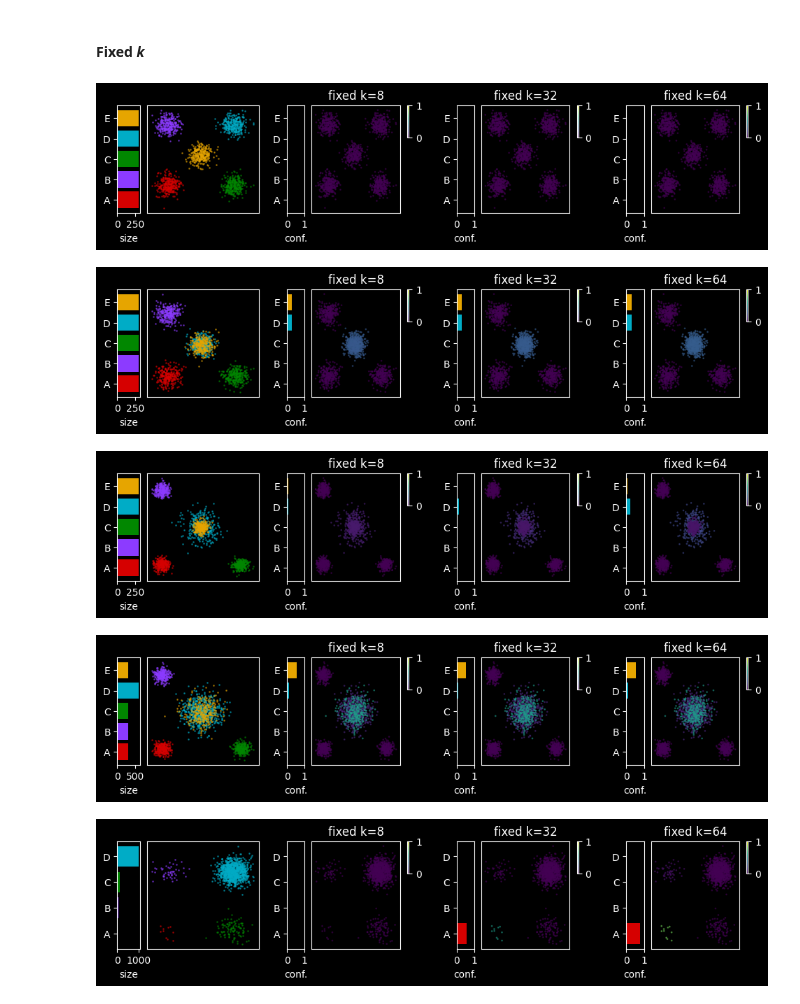
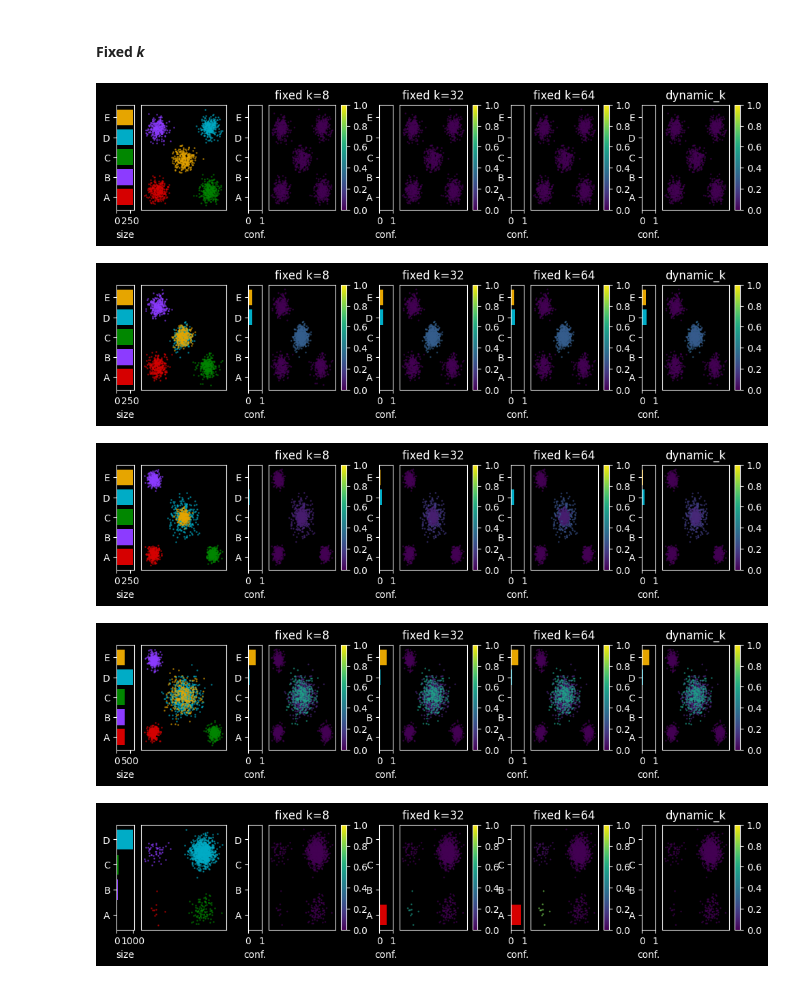
Before and after one commit to OzetteTech/comparative-embedding-visualization, a Jupyter notebook: notebooks/test_cases/confusion.ipynb, the cells around one changed output. Drawn from its saved outputs; the diff is of its cells as text; code cells hidden in the pictures.

```diff
--- a/notebooks/test_cases/confusion.ipynb
+++ b/notebooks/test_cases/confusion.ipynb
@@ -74,27 +70,19 @@ def run(metrics):
 # %% [markdown]
 #### Fixed _k_
 # %%
-def fixed_k(data: pd.DataFrame, k):
-    nn = NearestNeighbors(n_neighbors=k).fit(data[["x", "y"]])
-    knn_indices = nn.kneighbors(return_distance=False)
-    counts = count_neighbor_labels(knn_indices, data.label)
-    index = pd.Series(data.label, name="label", dtype="category")
-    df = pd.DataFrame(counts, index=index).groupby("label").sum()
-    df.columns = index.cat.categories
-    return df
-
 import matplotlib.pyplot as plt
 plt.style.use('dark_background')
 
 
 run([
     ("fixed k=8", functools.partial(fixed_k, k=8)),
     ("fixed k=32", functools.partial(fixed_k, k=32)),
     ("fixed k=64", functools.partial(fixed_k, k=64)),
+    ("dynamic_k", dynamic_k),
 ])
 # %% [output]
-[figure, old version]
+[figure, new version]
-[figure, old version]
+[figure, new version]
-[figure, old version]
+[figure, new version]
-[figure, old version]
+[figure, new version]
-[figure, old version]
+[figure, new version]
```
Also changed, not shown: parts of 1 cell of this notebook, 4 other files.
